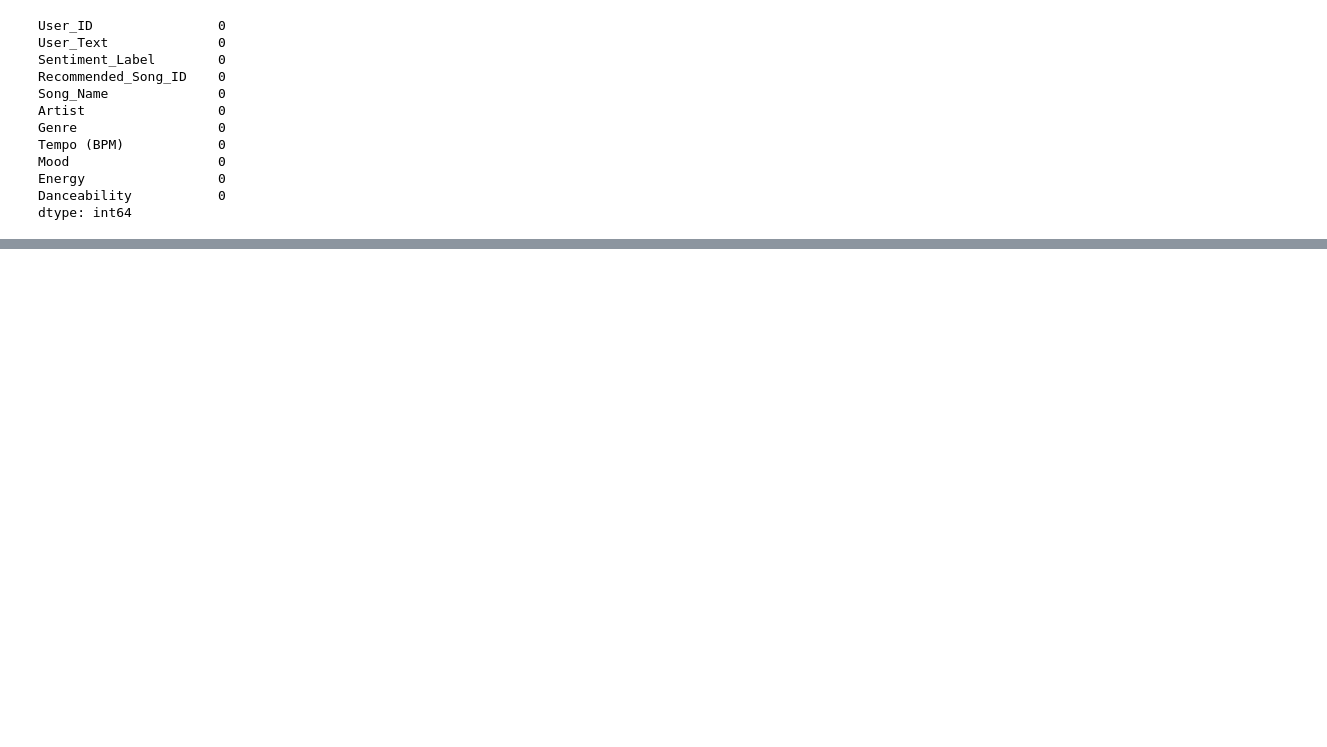
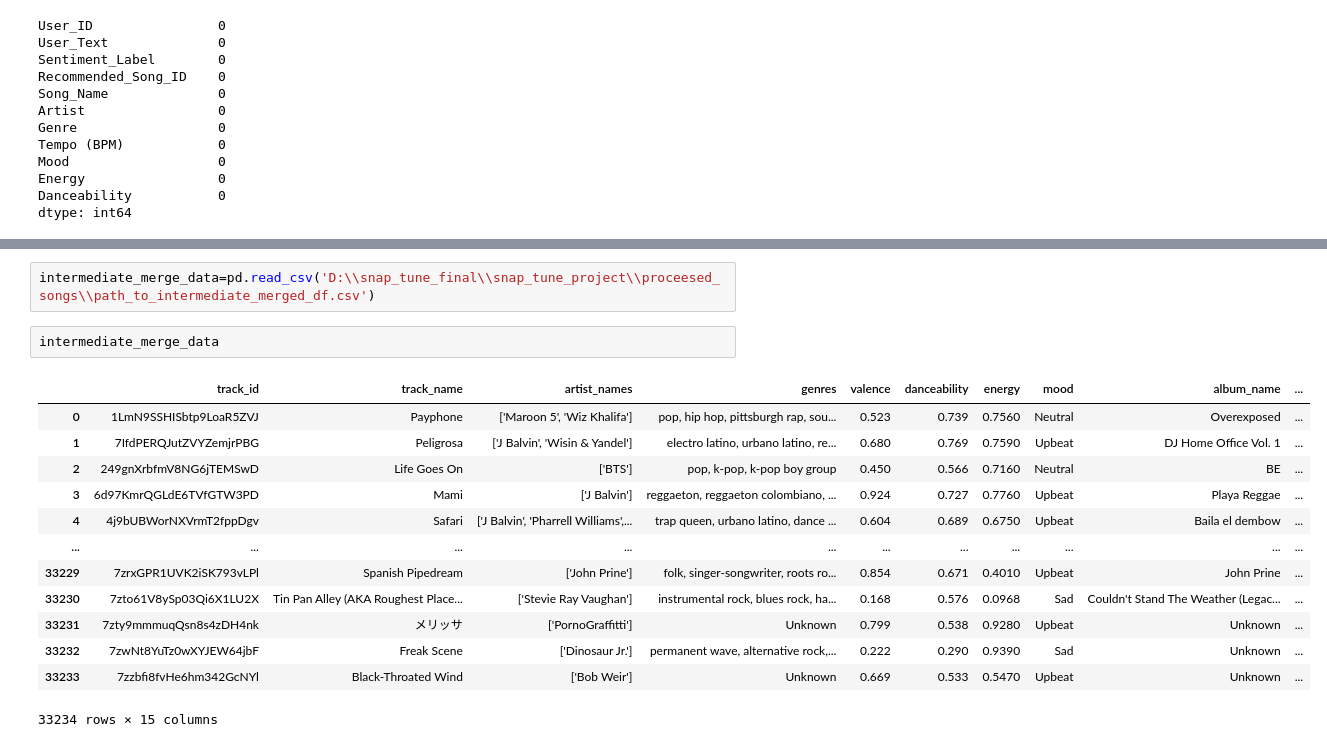
Before and after one commit to soumnemishra/snap_tune, a Jupyter notebook: SNAPTUNE_DATA_PREPARATIONS.ipynb, the cells around one changed output, grey strips where cells are left out. Drawn from its saved outputs; the diff is of its cells as text; blank space fills up the shorter version.

```diff
--- a/SNAPTUNE_DATA_PREPARATIONS.ipynb
+++ b/SNAPTUNE_DATA_PREPARATIONS.ipynb
@@ -659,0 +831,18 @@ dtype: int64
+# %%
+intermediate_merge_data=pd.read_csv('D:\\snap_tune_final\\snap_tune_project\\proceesed_songs\\path_to_intermediate_merged_df.csv')
+# %%
+intermediate_merge_data
+# %% [output]
+|  | track_id | track_name | artist_names | genres | valence | danceability | energy | mood | album_name | ... |
+| 0 | 1LmN9SSHISbtp9LoaR5ZVJ | Payphone | ['Maroon 5', 'Wiz Khalifa'] | pop, hip hop, pittsburgh rap, sou... | 0.523 | 0.739 | 0.7560 | Neutral | Overexposed | ... |
+| 1 | 7IfdPERQJutZVYZemjrPBG | Peligrosa | ['J Balvin', 'Wisin & Yandel'] | electro latino, urbano latino, re... | 0.680 | 0.769 | 0.7590 | Upbeat | DJ Home Office Vol. 1 | ... |
+| 2 | 249gnXrbfmV8NG6jTEMSwD | Life Goes On | ['BTS'] | pop, k-pop, k-pop boy group | 0.450 | 0.566 | 0.7160 | Neutral | BE | ... |
+| 3 | 6d97KmrQGLdE6TVfGTW3PD | Mami | ['J Balvin'] | reggaeton, reggaeton colombiano, ... | 0.924 | 0.727 | 0.7760 | Upbeat | Playa Reggae | ... |
+| 4 | 4j9bUBWorNXVrmT2fppDgv | Safari | ['J Balvin', 'Pharrell Williams',... | trap queen, urbano latino, dance ... | 0.604 | 0.689 | 0.6750 | Upbeat | Baila el dembow | ... |
+| ... | ... | ... | ... | ... | ... | ... | ... | ... | ... | ... |
+| 33229 | 7zrxGPR1UVK2iSK793vLPl | Spanish Pipedream | ['John Prine'] | folk, singer-songwriter, roots ro... | 0.854 | 0.671 | 0.4010 | Upbeat | John Prine | ... |
+| 33230 | 7zto61V8ySp03Qi6X1LU2X | Tin Pan Alley (AKA Roughest Place... | ['Stevie Ray Vaughan'] | instrumental rock, blues rock, ha... | 0.168 | 0.576 | 0.0968 | Sad | Couldn't Stand The Weather (Legac... | ... |
+| 33231 | 7zty9mmmuqQsn8s4zDH4nk | メリッサ | ['PornoGraffitti'] | Unknown | 0.799 | 0.538 | 0.9280 | Upbeat | Unknown | ... |
+| 33232 | 7zwNt8YuTz0wXYJEW64jbF | Freak Scene | ['Dinosaur Jr.'] | permanent wave, alternative rock,... | 0.222 | 0.290 | 0.9390 | Sad | Unknown | ... |
+| 33233 | 7zzbfi8fvHe6hm342GcNYl | Black-Throated Wind | ['Bob Weir'] | Unknown | 0.669 | 0.533 | 0.5470 | Upbeat | Unknown | ... |
+33234 rows × 15 columns
```
Also changed, not shown: parts of 31 cells of this notebook, 18 other files.
